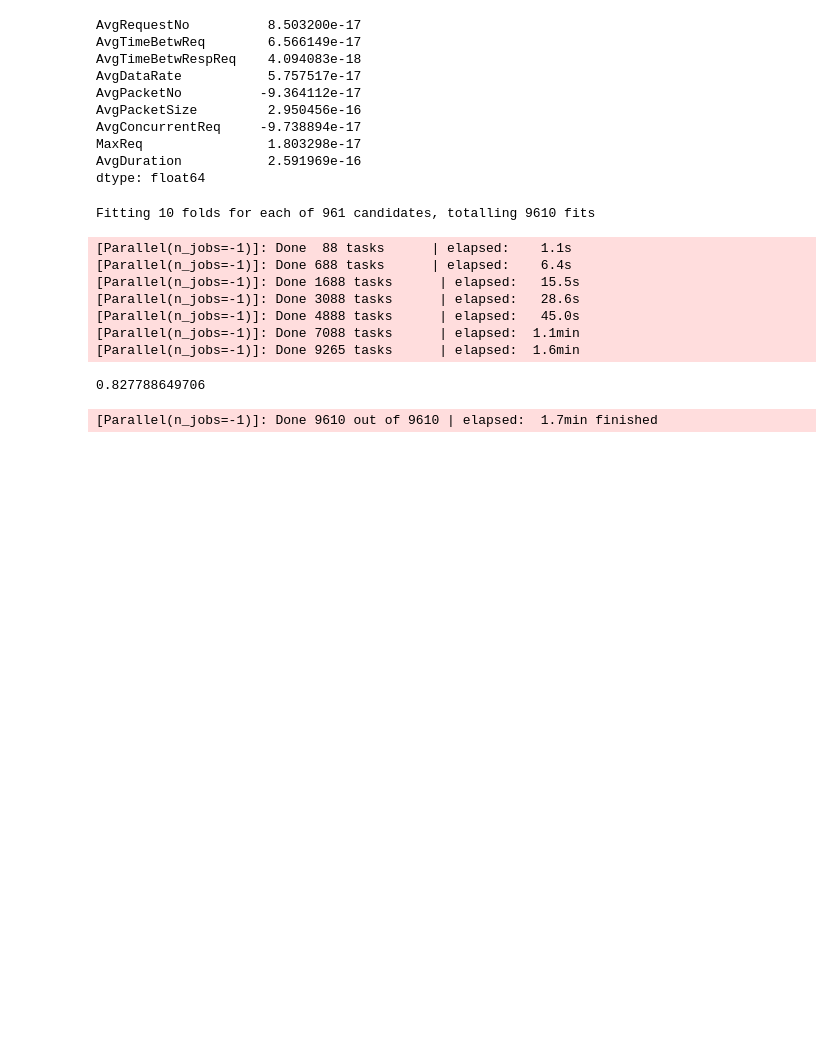
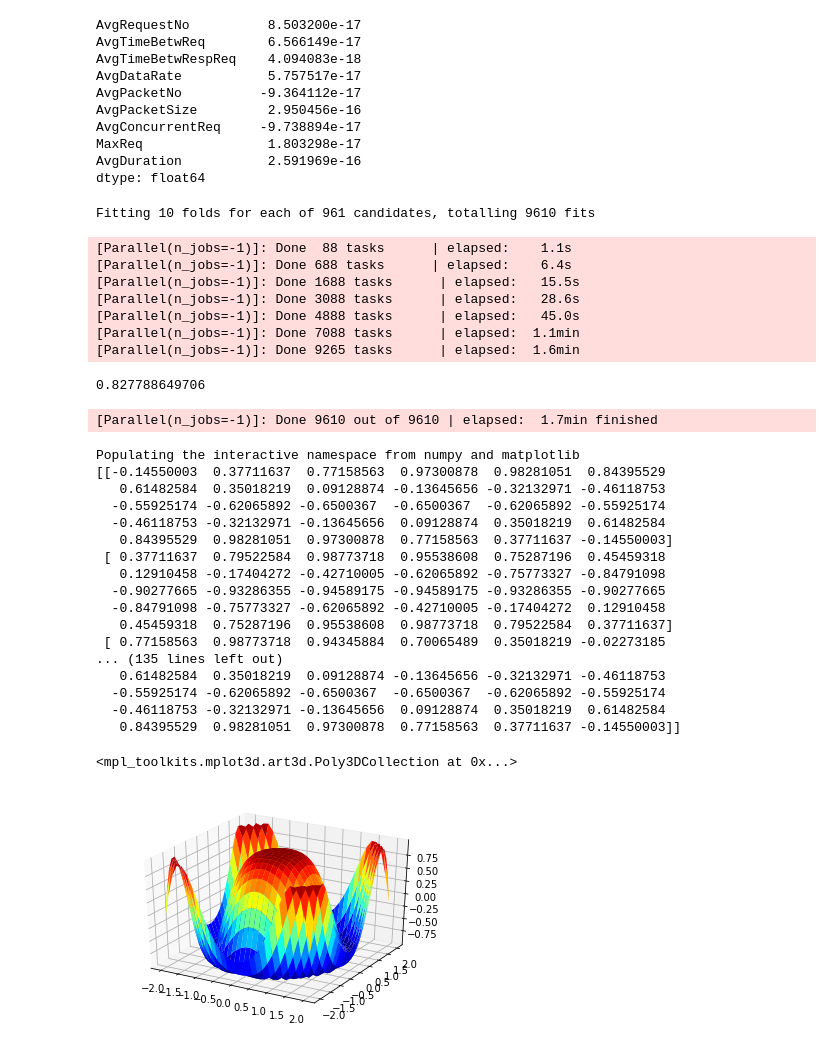
Before and after one commit to ragnarula/DosDataModelBuilder, a Jupyter notebook: notebooks/quick-first.ipynb, the cells around one changed output. Cells and saved outputs as stored; diff of their text form; code cells hidden in the pictures; blank space fills up the shorter version.

```diff
--- a/notebooks/quick-first.ipynb
+++ b/notebooks/quick-first.ipynb
@@ -67,3 +67,38 @@ Fitting 10 folds for each of 961 candidates, totalling 9610 fits
 [Parallel(n_jobs=-1)]: Done 9265 tasks      | elapsed:  1.6min
 0.827788649706
 [Parallel(n_jobs=-1)]: Done 9610 out of 9610 | elapsed:  1.7min finished
+# %%
+# This is the 3D plotting toolkit
+%pylab inline
+
+import matplotlib.pyplot as plt
+from mpl_toolkits.mplot3d import Axes3D
+import numpy as np
+x = np.outer(np.linspace(-2, 2, 30), np.ones(30))
+y = x.copy().T
+z = np.cos(x ** 2 + y ** 2)
+print(z)
+fig = plt.figure()
+ax = plt.axes(projection='3d')
+
+ax.plot_surface(x, y, z, cmap=plt.cm.jet, rstride=1, cstride=1, linewidth=0)
+# %% [output]
+Populating the interactive namespace from numpy and matplotlib
+[[-0.14550003  0.37711637  0.77158563  0.97300878  0.98281051  0.84395529
+   0.61482584  0.35018219  0.09128874 -0.13645656 -0.32132971 -0.46118753
+  -0.55925174 -0.62065892 -0.6500367  -0.6500367  -0.62065892 -0.55925174
+  -0.46118753 -0.32132971 -0.13645656  0.09128874  0.35018219  0.61482584
+   0.84395529  0.98281051  0.97300878  0.77158563  0.37711637 -0.14550003]
+ [ 0.37711637  0.79522584  0.98773718  0.95538608  0.75287196  0.45459318
+   0.12910458 -0.17404272 -0.42710005 -0.62065892 -0.75773327 -0.84791098
+  -0.90277665 -0.93286355 -0.94589175 -0.94589175 -0.93286355 -0.90277665
+  -0.84791098 -0.75773327 -0.62065892 -0.42710005 -0.17404272  0.12910458
+   0.45459318  0.75287196  0.95538608  0.98773718  0.79522584  0.37711637]
+ [ 0.77158563  0.98773718  0.94345884  0.70065489  0.35018219 -0.02273185
+... (135 lines left out)
+   0.61482584  0.35018219  0.09128874 -0.13645656 -0.32132971 -0.46118753
+  -0.55925174 -0.62065892 -0.6500367  -0.6500367  -0.62065892 -0.55925174
+  -0.46118753 -0.32132971 -0.13645656  0.09128874  0.35018219  0.61482584
+   0.84395529  0.98281051  0.97300878  0.77158563  0.37711637 -0.14550003]]
+<mpl_toolkits.mplot3d.art3d.Poly3DCollection at 0x...>
+[figure, added]
```
Also changed, not shown: parts of 1 cell of this notebook, 2 other files.
